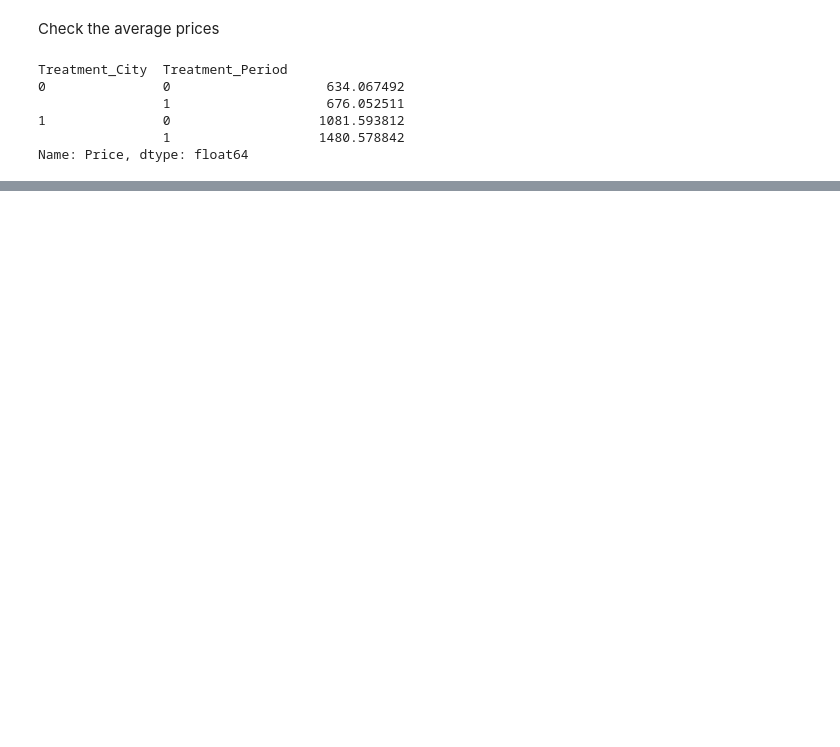
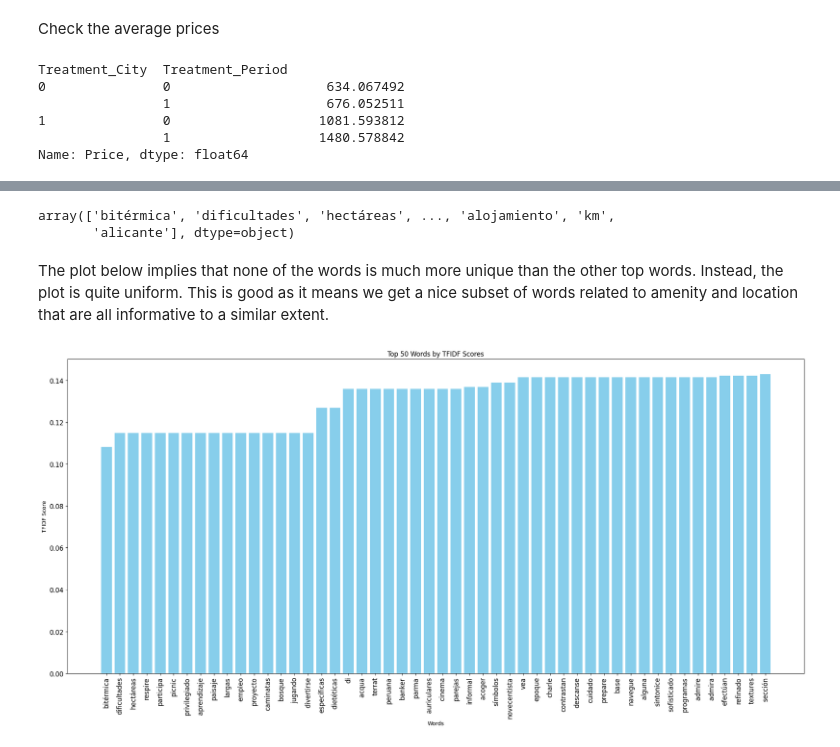
Before and after one commit to nataliabeltranarg/NLP-Booking-Sentiment-Analysis, a Jupyter notebook: regressions_features.ipynb, the cells around one changed output, grey strips where cells are left out. Saved outputs shown, nothing was run; the diff lists cells and outputs as text; code cells hidden in the pictures; blank space fills up the shorter version.

```diff
--- a/regressions_features.ipynb
+++ b/regressions_features.ipynb
@@ -331,0 +242,21 @@ Notes:
+# %%
+def translate_to_spanish(text):
+    """
+    Translates the descriptions from English to Spanish.
+
+    Parameters:
+        - text (str): The input description to be translated.
+
+    Returns:
+        - str: The translated description in Spanish.
+    """
+    translator = Translator()
+    translation = translator.translate(text, src='en', dest='es')
+    return translation.text
+
+english_descriptions = df_total[df_total['Language'] == 'en']['Descriptions']
+
+# Translate English descriptions to Spanish
+df_total.loc[df_total['Language'] == 'en', 'Descriptions'] = english_descriptions.apply(translate_to_spanish)
+
+print(df_total)
@@ -331,0 +349,31 @@ Notes:
+# %%
+top_500_words
+# %% [output]
+array(['bitérmica', 'dificultades', 'hectáreas', ..., 'alojamiento', 'km',
+       'alicante'], dtype=object)
+# %% [markdown]
+The plot below implies that none of the words is much more unique than the other top words. Instead, the plot is quite uniform. This is good as it means we get a nice subset of words related to amenity and location that are all informative to a similar extent.
+# %%
+#Now we plot the top words in the TFIDF matrix by their score
+top_df = pd.DataFrame({'word': top_500_words, 'tfidf score': top_500_scores})
+
+top_500_df = top_df[:500]
+
+top_50_df = top_500_df[:50]
+
+# Proceed to plot
+plt.figure(figsize=(20, 10))  # Adjust figure size for better visibility
+plt.bar(top_50_df['word'], top_50_df['tfidf score'], color='skyblue')
+
+plt.ylabel('TFIDF Score')
+plt.xlabel('Words')
+plt.title('Top 50 Words by TFIDF Scores')
+
+# Rotate the x labels to fit them better and set font size to small
+plt.xticks(rotation=90, fontsize=12)
+plt.yticks(fontsize=12)
+
+plt.tight_layout()  # Adjust layout
+plt.show()
+# %% [output]
+[figure, added]
```
Also changed, not shown: parts of 74 cells of this notebook.
